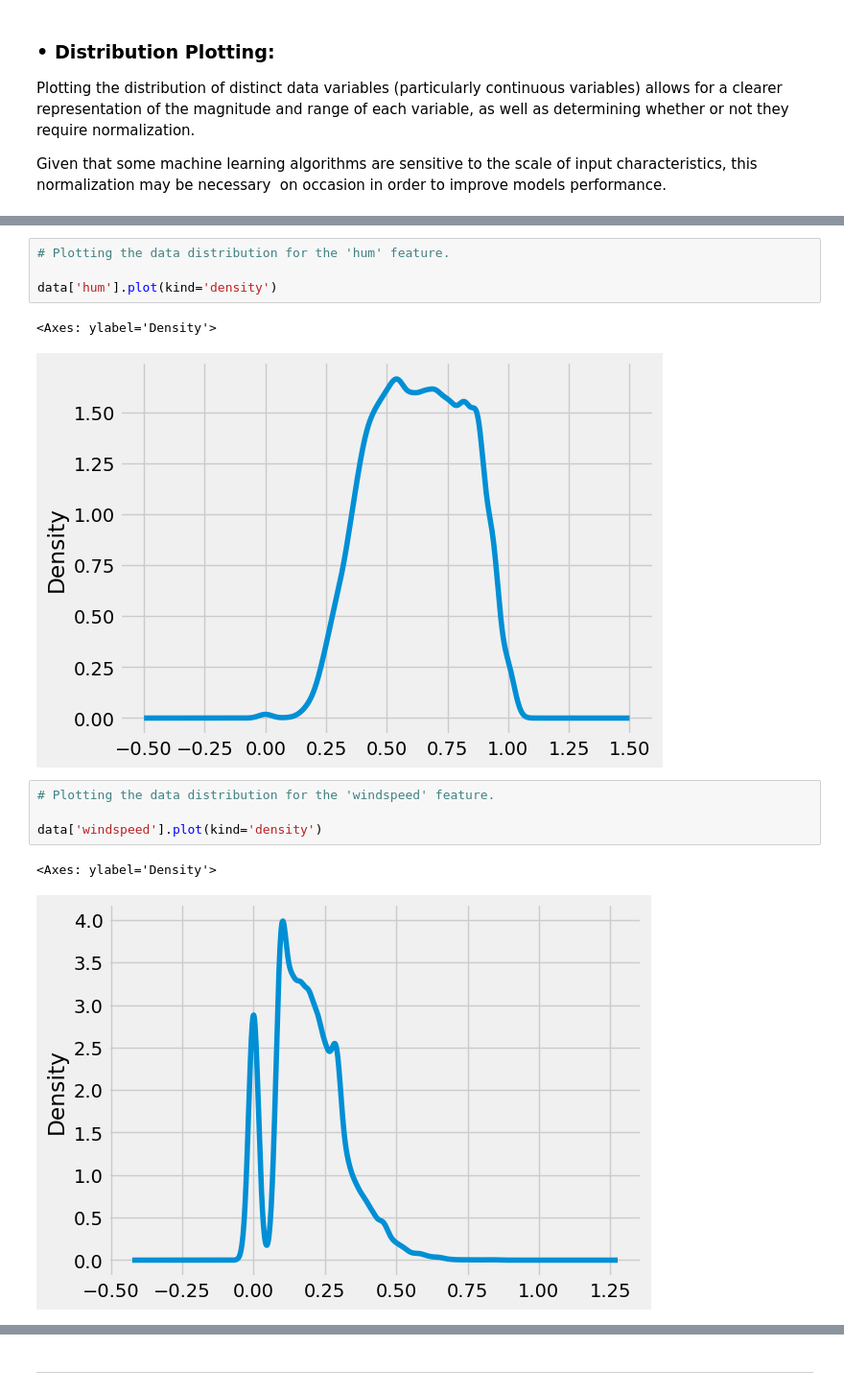
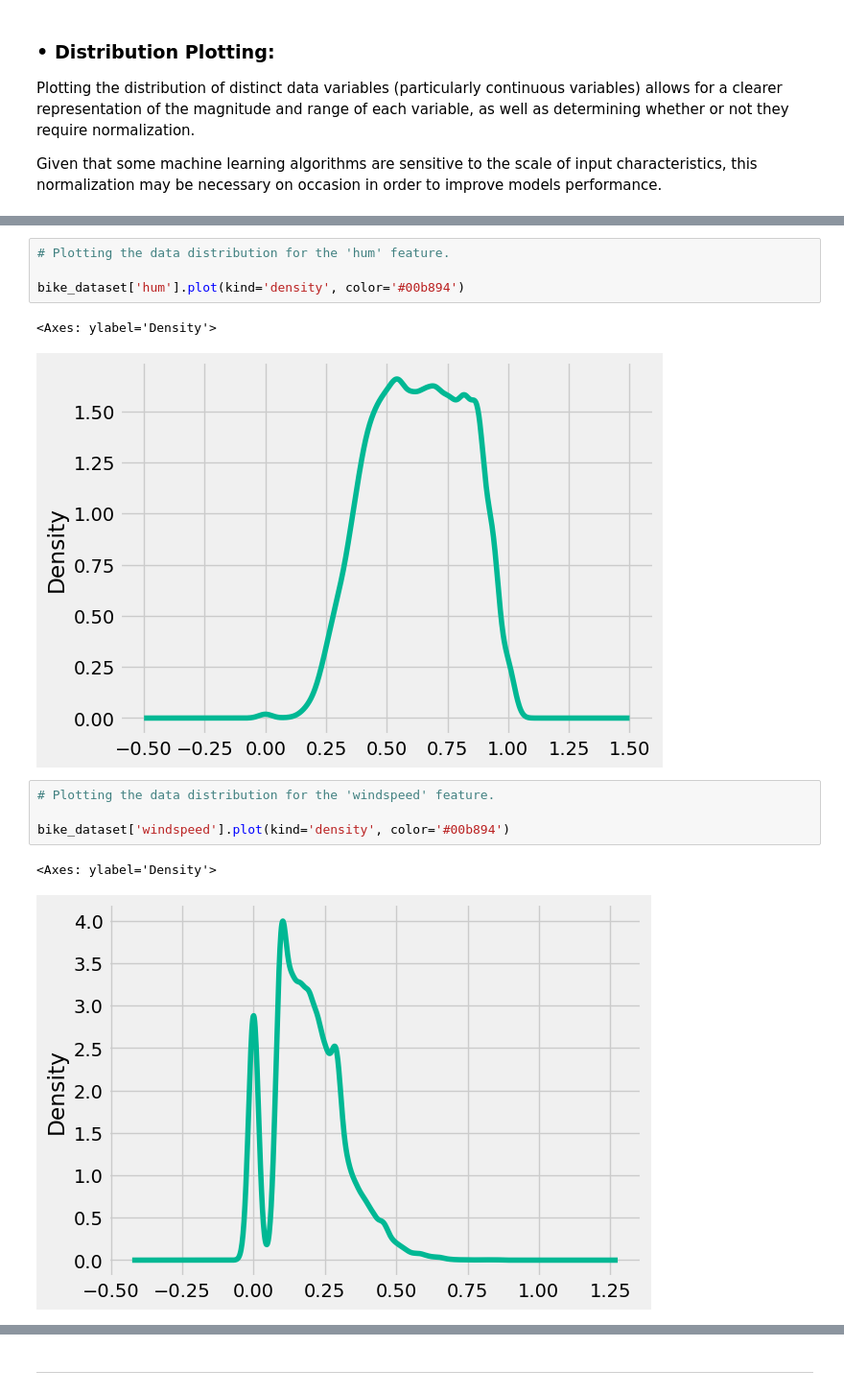
Before and after one commit to kate3890/ML_bike_demand_prediction, a Jupyter notebook: ML&AI_Group Assignment_Group 3.ipynb, the cells around one changed output, grey strips where cells are left out. Shown at 96% size. Saved outputs shown, nothing was run; the diff lists cells and outputs as text.

```diff
--- a/Group3_Notebook_Assignment2 (2).ipynb
+++ b/ML&AI_Group Assignment_Group 3.ipynb
@@ -299,15 +317,15 @@ data['atemp'].plot(kind='density')
 # %%
 # Plotting the data distribution for the 'hum' feature.
 
-data['hum'].plot(kind='density')
+bike_dataset['hum'].plot(kind='density', color='#00b894')
 # %% [output]
 <Axes: ylabel='Density'>
-[figure, old version]
+[figure, new version]
 # %%
 # Plotting the data distribution for the 'windspeed' feature.
 
-data['windspeed'].plot(kind='density')
+bike_dataset['windspeed'].plot(kind='density', color='#00b894')
 # %% [output]
 <Axes: ylabel='Density'>
-[figure, old version]
+[figure, new version]
 # %% [markdown]
```
Also changed, not shown: parts of 146 cells of this notebook.
